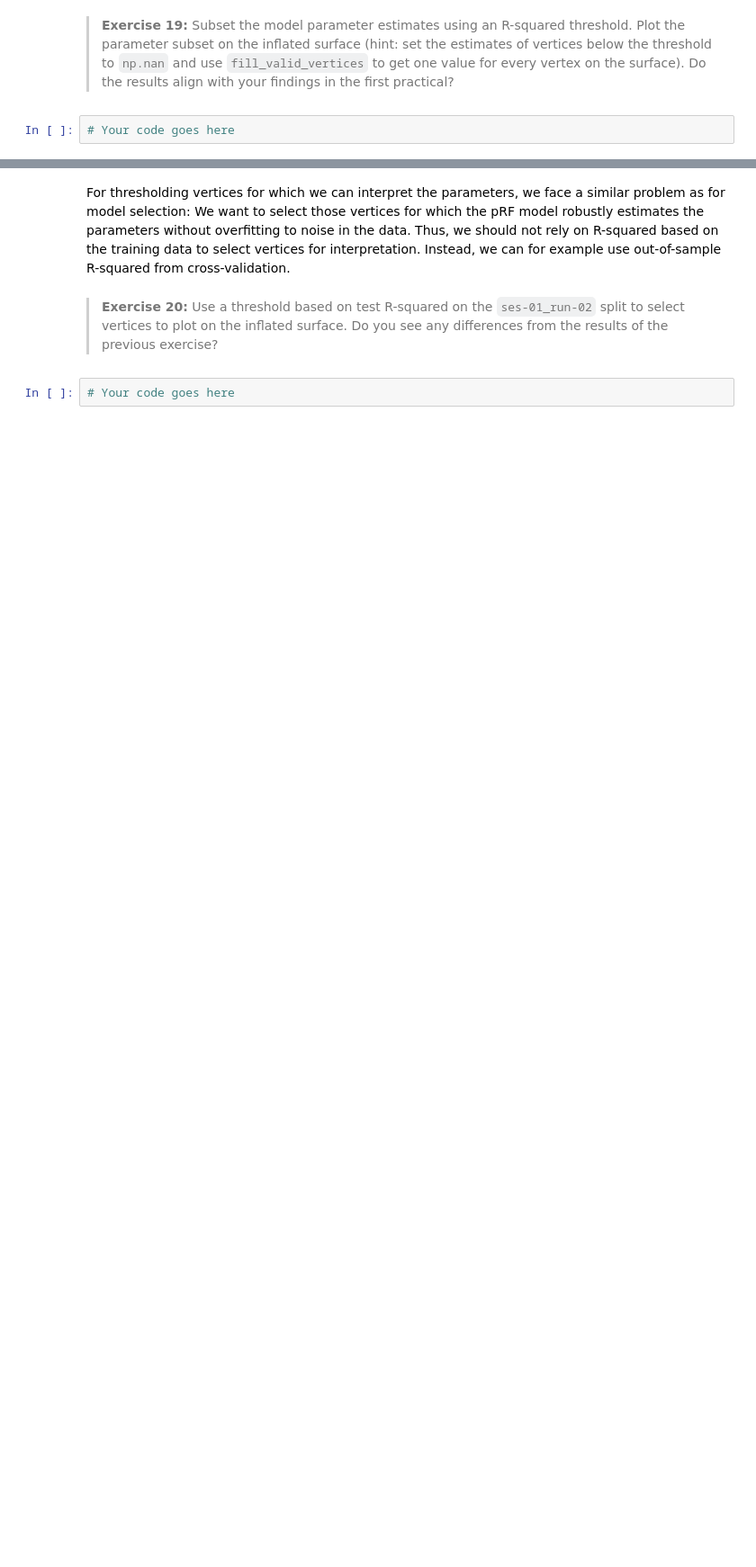
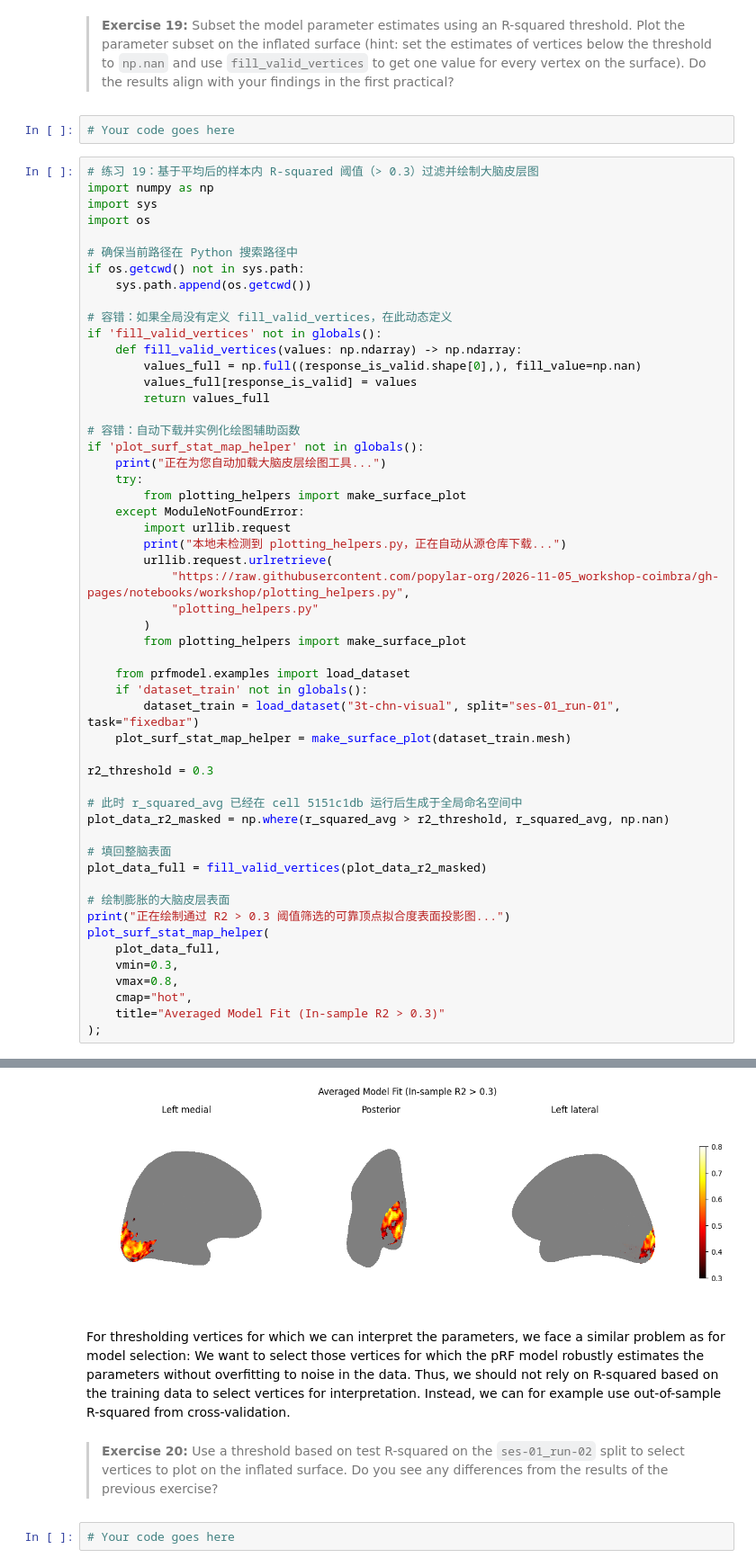
Before and after one commit to quailsir/Python, a Jupyter notebook: notebooks/workshop/02-prf-visual-fmri-cv.ipynb, the cells around one changed output, grey strips where cells are left out. Shown at 90% size. Saved outputs shown, nothing was run; the diff lists cells and outputs as text; blank space fills up the shorter version.

```diff
--- a/notebooks/workshop/02-prf-visual-fmri-cv.ipynb
+++ b/notebooks/workshop/02-prf-visual-fmri-cv.ipynb
@@ -662,3 +680,57 @@ response_avg.shape
 > **Exercise 19:** Subset the model parameter estimates using an R-squared threshold. Plot the parameter subset on the inflated surface (hint: set the estimates of vertices below the threshold to `np.nan` and use `fill_valid_vertices` to get one value for every vertex on the surface). Do the results align with your findings in the first practical?
 # %%
 # Your code goes here
+# %%
+# 练习 19：基于平均后的样本内 R-squared 阈值（> 0.3）过滤并绘制大脑皮层图
+import numpy as np
+import sys
+import os
+
+# 确保当前路径在 Python 搜索路径中
+if os.getcwd() not in sys.path:
+    sys.path.append(os.getcwd())
+
+# 容错：如果全局没有定义 fill_valid_vertices，在此动态定义
+if 'fill_valid_vertices' not in globals():
+    def fill_valid_vertices(values: np.ndarray) -> np.ndarray:
+        values_full = np.full((response_is_valid.shape[0],), fill_value=np.nan)
+        values_full[response_is_valid] = values
+        return values_full
+
+# 容错：自动下载并实例化绘图辅助函数
+if 'plot_surf_stat_map_helper' not in globals():
+    print("正在为您自动加载大脑皮层绘图工具...")
+    try:
+        from plotting_helpers import make_surface_plot
+    except ModuleNotFoundError:
+        import urllib.request
+        print("本地未检测到 plotting_helpers.py，正在自动从源仓库下载...")
+        urllib.request.urlretrieve(
+            "https://raw.githubusercontent.com/popylar-org/2026-11-05_workshop-coimbra/gh-pages/notebooks/workshop/plotting_helpers.py",
+            "plotting_helpers.py"
+        )
+        from plotting_helpers import make_surface_plot
+
+    from prfmodel.examples import load_dataset
+    if 'dataset_train' not in globals():
+        dataset_train = load_dataset("3t-chn-visual", split="ses-01_run-01", task="fixedbar")
+    plot_surf_stat_map_helper = make_surface_plot(dataset_train.mesh)
+
+r2_threshold = 0.3
+
+# 此时 r_squared_avg 已经在 cell 5151c1db 运行后生成于全局命名空间中
+plot_data_r2_masked = np.where(r_squared_avg > r2_threshold, r_squared_avg, np.nan)
+
+# 填回整脑表面
+plot_data_full = fill_valid_vertices(plot_data_r2_masked)
+
+# 绘制膨胀的大脑皮层表面
+print("正在绘制通过 R2 > 0.3 阈值筛选的可靠顶点拟合度表面投影图...")
+plot_surf_stat_map_helper(
+    plot_data_full,
+    vmin=0.3,
+    vmax=0.8,
+    cmap="hot",
+    title="Averaged Model Fit (In-sample R2 > 0.3)"
+);
+# %% [output]
@@ -665,3 +740,4 @@ response_avg.shape
+[figure, added]
 # %% [markdown]
 For thresholding vertices for which we can interpret the parameters, we face a similar problem as for model selection: We want to select those vertices for which the pRF model robustly estimates the parameters without overfitting to noise in the data. Thus, we should not rely on R-squared based on the training data to select vertices for interpretation. Instead, we can for example use out-of-sample R-squared from cross-validation.
 # %% [markdown]
```
Also changed, not shown: parts of 33 cells of this notebook.
